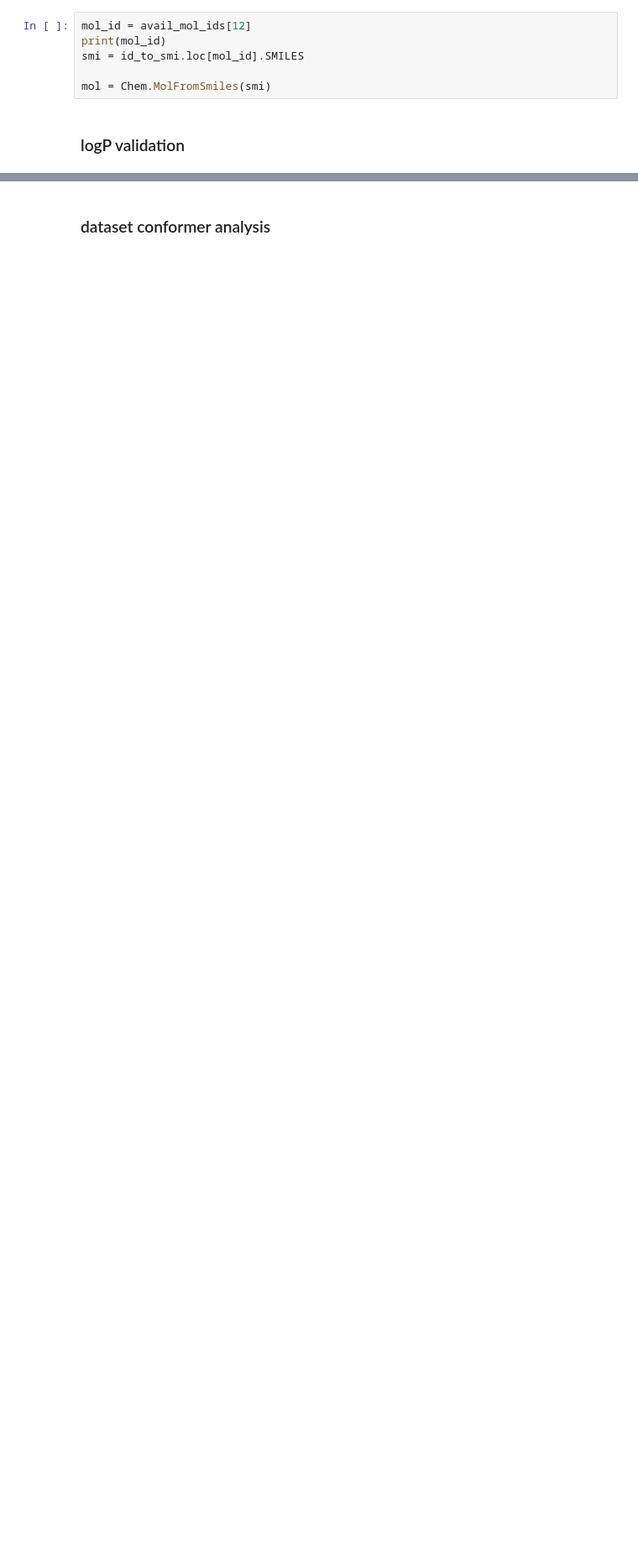
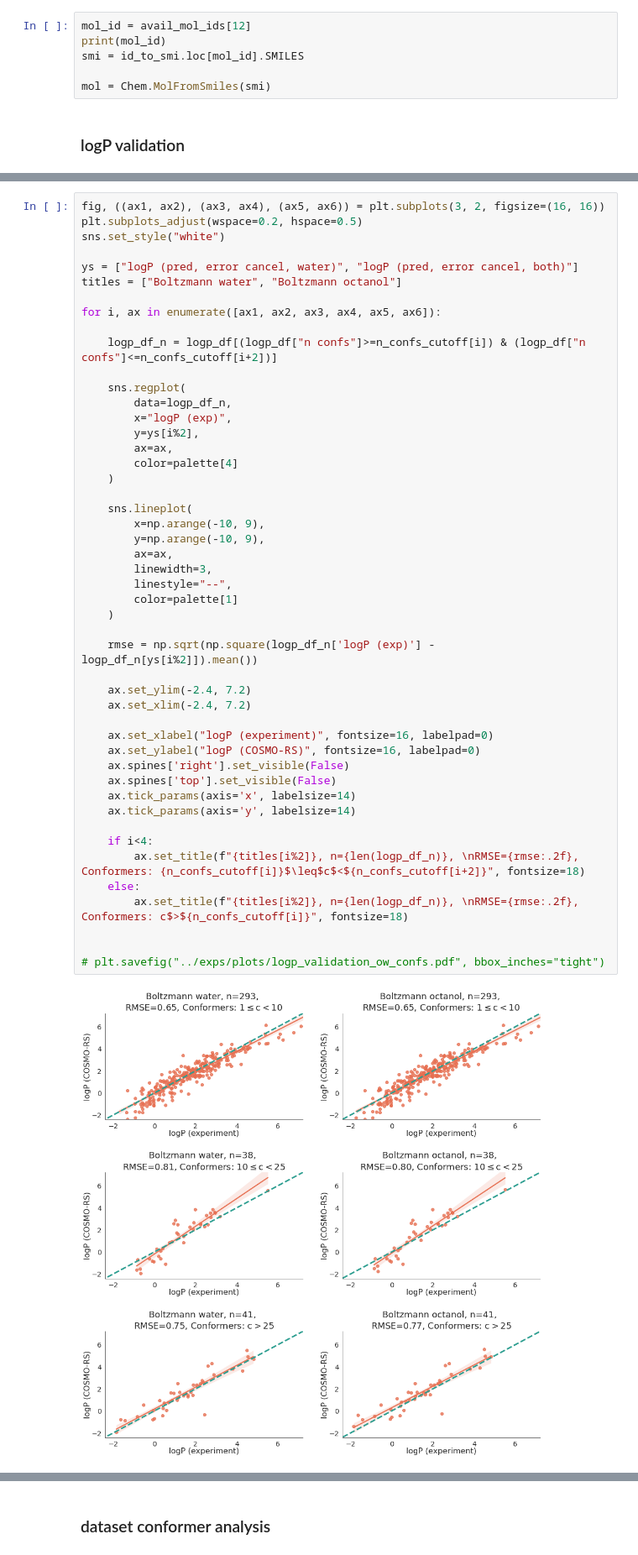
Before and after one commit to PattanaikL/conf_solv, a Jupyter notebook: ipython/analyze_dataset.ipynb, the cells around one changed output, grey strips where cells are left out. Shown at 84% size. Saved outputs shown, nothing was run; the diff lists cells and outputs as text; blank space fills up the shorter version.

```diff
--- a/ipython/analyze_dataset.ipynb
+++ b/ipython/analyze_dataset.ipynb
@@ -393,0 +405,50 @@ plt.savefig("../exps/plots/logp_validation_ow_confs.pdf", bbox_inches="tight")
+# %%
+fig, ((ax1, ax2), (ax3, ax4), (ax5, ax6)) = plt.subplots(3, 2, figsize=(16, 16))
+plt.subplots_adjust(wspace=0.2, hspace=0.5)
+sns.set_style("white")
+
+ys = ["logP (pred, error cancel, water)", "logP (pred, error cancel, both)"]
+titles = ["Boltzmann water", "Boltzmann octanol"]
+
+for i, ax in enumerate([ax1, ax2, ax3, ax4, ax5, ax6]):
+
+    logp_df_n = logp_df[(logp_df["n confs"]>=n_confs_cutoff[i]) & (logp_df["n confs"]<=n_confs_cutoff[i+2])]
+
+    sns.regplot(
+        data=logp_df_n,
+        x="logP (exp)",
+        y=ys[i%2],
+        ax=ax,
+        color=palette[4]
+    )
+
+    sns.lineplot(
+        x=np.arange(-10, 9),
+        y=np.arange(-10, 9),
+        ax=ax,
+        linewidth=3,
+        linestyle="--",
+        color=palette[1]
+    )
+
+    rmse = np.sqrt(np.square(logp_df_n['logP (exp)'] - logp_df_n[ys[i%2]]).mean())
+
+    ax.set_ylim(-2.4, 7.2)
+    ax.set_xlim(-2.4, 7.2)
+
+    ax.set_xlabel("logP (experiment)", fontsize=16, labelpad=0)
+    ax.set_ylabel("logP (COSMO-RS)", fontsize=16, labelpad=0)
+    ax.spines['right'].set_visible(False)
+    ax.spines['top'].set_visible(False)
+    ax.tick_params(axis='x', labelsize=14)
+    ax.tick_params(axis='y', labelsize=14)
+
+    if i<4:
+        ax.set_title(f"{titles[i%2]}, n={len(logp_df_n)}, \nRMSE={rmse:.2f}, Conformers: {n_confs_cutoff[i]}$\leq$c$<${n_confs_cutoff[i+2]}", fontsize=18)
+    else:
+        ax.set_title(f"{titles[i%2]}, n={len(logp_df_n)}, \nRMSE={rmse:.2f}, Conformers: c$>${n_confs_cutoff[i]}", fontsize=18)
+
+
+# plt.savefig("../exps/plots/logp_validation_ow_confs.pdf", bbox_inches="tight")
+# %% [output]
+[figure, added]
```
Also changed, not shown: parts of 57 cells of this notebook.
